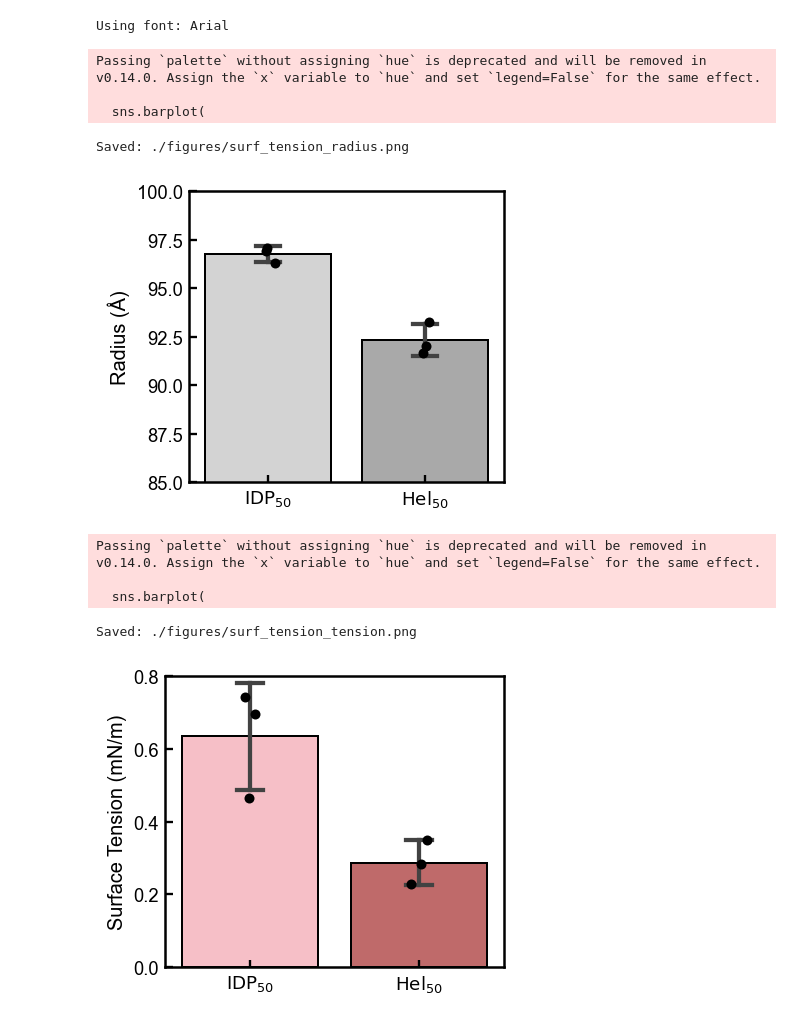
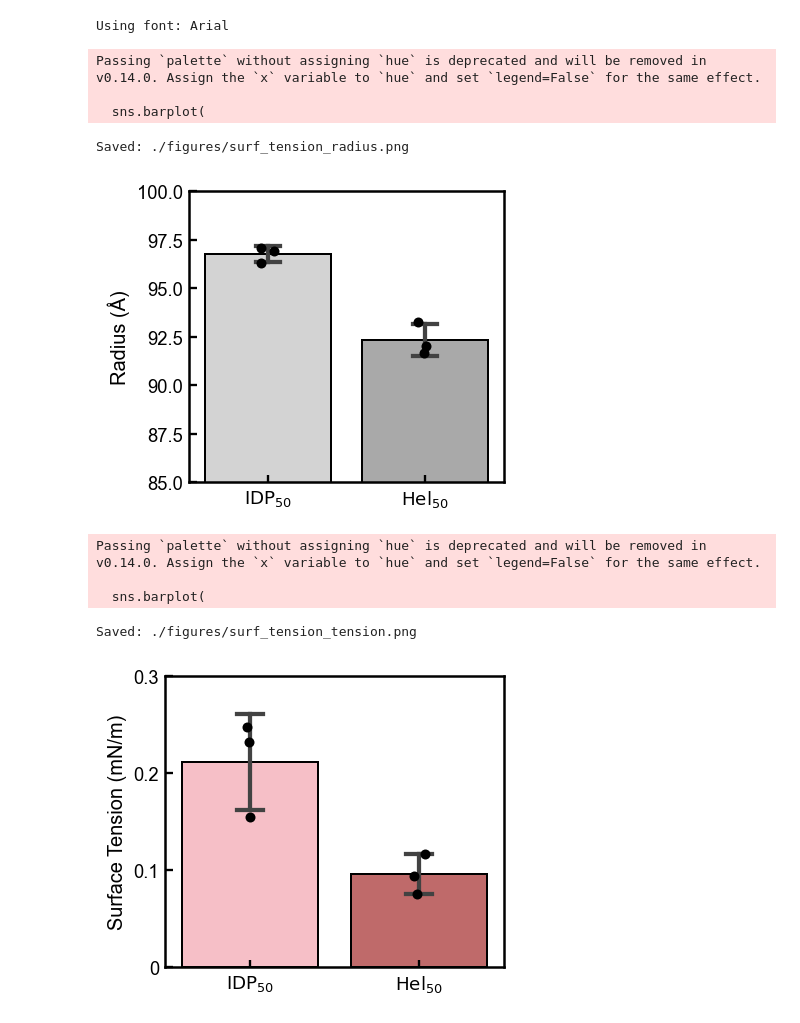
Before and after one commit to JChen901/aS-Condensate-on-Membrane, a Jupyter notebook: Analysis/surf_tension/draw.ipynb, the cells around one changed output. Cells and saved outputs as stored; diff of their text form; code cells hidden in the pictures.

```diff
--- a/Analysis/surf_tension/draw.ipynb
+++ b/Analysis/surf_tension/draw.ipynb
@@ -162,43 +162,43 @@ import os
 # 1. 原始数据 (直接嵌入代码，确保脚本自包含)
 # ==========================================
 raw_data_group1 = """
-Block [10000.0-11999.0 ns]: Chains=50.0[50-50], R=95.3Å, γ=0.981 mN/m (γ20=0.972, γ22=0.991)
-Block [12000.0-13999.0 ns]: Chains=50.0[50-50], R=96.3Å, γ=0.293 mN/m (γ20=0.285, γ22=0.301)
-Block [14000.0-15999.0 ns]: Chains=50.0[50-50], R=97.3Å, γ=0.454 mN/m (γ20=0.445, γ22=0.464)
-Block [16000.0-17999.0 ns]: Chains=50.0[50-50], R=96.4Å, γ=0.683 mN/m (γ20=0.676, γ22=0.690)
-Block [18000.0-19999.0 ns]: Chains=50.0[50-50], R=96.1Å, γ=1.067 mN/m (γ20=1.059, γ22=1.075)
+Block [10000.0-11999.0 ns]: Chains=50.0[50-50], R=95.3Å, γ=0.327 mN/m (γ20=0.324, γ22=0.330)
+Block [12000.0-13999.0 ns]: Chains=50.0[50-50], R=96.3Å, γ=0.098 mN/m (γ20=0.095, γ22=0.100)
+Block [14000.0-15999.0 ns]: Chains=50.0[50-50], R=97.3Å, γ=0.151 mN/m (γ20=0.148, γ22=0.155)
+Block [16000.0-17999.0 ns]: Chains=50.0[50-50], R=96.4Å, γ=0.228 mN/m (γ20=0.225, γ22=0.230)
+Block [18000.0-19999.0 ns]: Chains=50.0[50-50], R=96.1Å, γ=0.356 mN/m (γ20=0.353, γ22=0.358)
 
-Block [10000.0-11999.0 ns]: Chains=49.0[48-50], R=95.8Å, γ=0.269 mN/m (γ20=0.263, γ22=0.276)
-Block [12000.0-13999.0 ns]: Chains=49.9[49-50], R=97.2Å, γ=0.514 mN/m (γ20=0.507, γ22=0.521)
-Block [14000.0-15999.0 ns]: Chains=50.0[50-50], R=96.7Å, γ=0.691 mN/m (γ20=0.684, γ22=0.699)
-Block [16000.0-17999.0 ns]: Chains=50.0[50-50], R=97.9Å, γ=0.470 mN/m (γ20=0.462, γ22=0.477)
-Block [18000.0-19999.0 ns]: Chains=50.0[49-50], R=97.6Å, γ=0.384 mN/m (γ20=0.377, γ22=0.391)
+Block [10000.0-11999.0 ns]: Chains=49.0[48-50], R=95.8Å, γ=0.090 mN/m (γ20=0.088, γ22=0.092)
+Block [12000.0-13999.0 ns]: Chains=49.9[49-50], R=97.2Å, γ=0.171 mN/m (γ20=0.169, γ22=0.174)
+Block [14000.0-15999.0 ns]: Chains=50.0[50-50], R=96.7Å, γ=0.230 mN/m (γ20=0.228, γ22=0.233)
+Block [16000.0-17999.0 ns]: Chains=50.0[50-50], R=97.9Å, γ=0.157 mN/m (γ20=0.154, γ22=0.159)
+Block [18000.0-19999.0 ns]: Chains=50.0[49-50], R=97.6Å, γ=0.128 mN/m (γ20=0.126, γ22=0.130)
 
-Block [10000.0-11999.0 ns]: Chains=49.0[49-50], R=96.8Å, γ=0.739 mN/m (γ20=0.731, γ22=0.747)
-Block [12000.0-13999.0 ns]: Chains=49.8[49-50], R=96.6Å, γ=1.348 mN/m (γ20=1.339, γ22=1.357)
-Block [14000.0-15999.0 ns]: Chains=50.0[50-50], R=97.5Å, γ=0.659 mN/m (γ20=0.651, γ22=0.667)
-Block [16000.0-17999.0 ns]: Chains=50.0[50-50], R=96.9Å, γ=0.511 mN/m (γ20=0.503, γ22=0.519)
-Block [18000.0-19999.0 ns]: Chains=49.3[48-50], R=96.8Å, γ=0.449 mN/m (γ20=0.439, γ22=0.459)
+Block [10000.0-11999.0 ns]: Chains=49.0[49-50], R=96.8Å, γ=0.246 mN/m (γ20=0.244, γ22=0.249)
+Block [12000.0-13999.0 ns]: Chains=49.8[49-50], R=96.6Å, γ=0.449 mN/m (γ20=0.446, γ22=0.452)
+Block [14000.0-15999.0 ns]: Chains=50.0[50-50], R=97.5Å, γ=0.220 mN/m (γ20=0.217, γ22=0.222)
+Block [16000.0-17999.0 ns]: Chains=50.0[50-50], R=96.9Å, γ=0.170 mN/m (γ20=0.168, γ22=0.173)
+Block [18000.0-19999.0 ns]: Chains=49.3[48-50], R=96.8Å, γ=0.150 mN/m (γ20=0.146, γ22=0.153)
 """
 
 raw_data_group2 = """
-Block [10000.0-11999.0 ns]: Chains=49.0[49-50], R=91.1Å, γ=0.212 mN/m (γ20=0.206, γ22=0.218)
-Block [12000.0-13999.0 ns]: Chains=49.0[49-49], R=91.1Å, γ=0.233 mN/m (γ20=0.227, γ22=0.239)
-Block [14000.0-15999.0 ns]: Chains=49.4[48-50], R=91.9Å, γ=0.298 mN/m (γ20=0.292, γ22=0.304)
-Block [16000.0-17999.0 ns]: Chains=50.0[50-50], R=91.2Å, γ=0.389 mN/m (γ20=0.383, γ22=0.396)
-Block [18000.0-19999.0 ns]: Chains=50.0[49-50], R=94.8Å, γ=0.621 mN/m (γ20=0.614, γ22=0.627)
+Block [10000.0-11999.0 ns]: Chains=49.0[49-50], R=91.1Å, γ=0.071 mN/m (γ20=0.069, γ22=0.073)
+Block [12000.0-13999.0 ns]: Chains=49.0[49-49], R=91.1Å, γ=0.078 mN/m (γ20=0.076, γ22=0.080)
+Block [14000.0-15999.0 ns]: Chains=49.4[48-50], R=91.9Å, γ=0.099 mN/m (γ20=0.097, γ22=0.101)
+Block [16000.0-17999.0 ns]: Chains=50.0[50-50], R=91.2Å, γ=0.130 mN/m (γ20=0.128, γ22=0.132)
+Block [18000.0-19999.0 ns]: Chains=50.0[49-50], R=94.8Å, γ=0.207 mN/m (γ20=0.205, γ22=0.209)
 
-Block [10000.0-11999.0 ns]: Chains=49.0[48-50], R=93.3Å, γ=0.141 mN/m (γ20=0.136, γ22=0.146)
-Block [12000.0-13999.0 ns]: Chains=49.0[49-49], R=91.5Å, γ=0.234 mN/m (γ20=0.227, γ22=0.240)
-Block [14000.0-15999.0 ns]: Chains=49.9[49-50], R=92.7Å, γ=0.211 mN/m (γ20=0.205, γ22=0.217)
-Block [16000.0-17999.0 ns]: Chains=50.0[50-50], R=90.7Å, γ=0.276 mN/m (γ20=0.269, γ22=0.282)
-Block [18000.0-19999.0 ns]: Chains=50.0[50-50], R=90.2Å, γ=0.275 mN/m (γ20=0.268, γ22=0.281)
+Block [10000.0-11999.0 ns]: Chains=49.0[48-50], R=93.3Å, γ=0.047 mN/m (γ20=0.045, γ22=0.049)
+Block [12000.0-13999.0 ns]: Chains=49.0[49-49], R=91.5Å, γ=0.078 mN/m (γ20=0.076, γ22=0.080)
+Block [14000.0-15999.0 ns]: Chains=49.9[49-50], R=92.7Å, γ=0.070 mN/m (γ20=0.068, γ22=0.072)
+Block [16000.0-17999.0 ns]: Chains=50.0[50-50], R=90.7Å, γ=0.092 mN/m (γ20=0.090, γ22=0.094)
+Block [18000.0-19999.0 ns]: Chains=50.0[50-50], R=90.2Å, γ=0.092 mN/m (γ20=0.089, γ22=0.094)
 
-Block [10000.0-11999.0 ns]: Chains=47.9[47-48], R=95.0Å, γ=0.198 mN/m (γ20=0.192, γ22=0.203)
-Block [12000.0-13999.0 ns]: Chains=48.1[48-49], R=91.3Å, γ=0.192 mN/m (γ20=0.186, γ22=0.198)
-Block [14000.0-15999.0 ns]: Chains=48.5[48-50], R=93.4Å, γ=0.193 mN/m (γ20=0.187, γ22=0.199)
-Block [16000.0-17999.0 ns]: Chains=49.1[49-50], R=94.0Å, γ=0.332 mN/m (γ20=0.325, γ22=0.338)
-Block [18000.0-19999.0 ns]: Chains=49.9[49-50], R=92.6Å, γ=0.499 mN/m (γ20=0.492, γ22=0.506)
+Block [10000.0-11999.0 ns]: Chains=47.9[47-48], R=95.0Å, γ=0.066 mN/m (γ20=0.064, γ22=0.068)
+Block [12000.0-13999.0 ns]: Chains=48.1[48-49], R=91.3Å, γ=0.064 mN/m (γ20=0.062, γ22=0.066)
+Block [14000.0-15999.0 ns]: Chains=48.5[48-50], R=93.4Å, γ=0.064 mN/m (γ20=0.062, γ22=0.066)
+Block [16000.0-17999.0 ns]: Chains=49.1[49-50], R=94.0Å, γ=0.111 mN/m (γ20=0.108, γ22=0.113)
+Block [18000.0-19999.0 ns]: Chains=49.9[49-50], R=92.6Å, γ=0.166 mN/m (γ20=0.164, γ22=0.169)
 """
 
 # ==========================================
@@ -233,7 +233,7 @@ df = pd.DataFrame(data)
 # 绘图配置 [数据列名, Y轴标签, 颜色组, Y轴范围]
 configs = [
     ['Radius', 'Radius (Å)', ['#D3D3D3', '#A9A9A9'], (85, 100)],
-    ['Tension', 'Surface Tension (mN/m)', ['#FFB6C1', '#CD5C5C'], (0, 0.8)]
+    ['Tension', 'Surface Tension (mN/m)', ['#FFB6C1', '#CD5C5C'], (0, 0.3)]
 ]
 
 # 输出目录
@@ -255,32 +255,35 @@ for col, ylabel, colors, ylim in configs:
     # B. 散点图 (展示 N=3 的原始点)
     sns.stripplot(
         x='Group', y=col, data=df,
         color='black', size=6, jitter=0.05,
         ax=ax, zorder=2
     )
 
     # C. 细节美化
     ax.set_ylabel(ylabel)
     ax.set_xlabel('')
     ax.set_ylim(ylim)
+    if col == 'Tension':
+        ax.set_yticks([0, 0.1, 0.2, 0.3])
+        ax.set_yticklabels(['0', '0.1', '0.2', '0.3'])
 
     ax.tick_params(top=False, right=False)
 
     fig.tight_layout(pad=0.8)
 
     filename = os.path.join(out_dir, f"surf_tension_{col.lower()}.png")
     savefig_pub(fig, filename, dpi=600, tight=False)
     print(f"Saved: {filename}")
 
     plt.show()
 # %% [output]
 Passing `palette` without assigning `hue` is deprecated and will be removed in v0.14.0. Assign the `x` variable to `hue` and set `legend=False` for the same effect.
 
   sns.barplot(
 Saved: ./figures/surf_tension_radius.png
-[figure, old version]
+[figure, new version]
 Passing `palette` without assigning `hue` is deprecated and will be removed in v0.14.0. Assign the `x` variable to `hue` and set `legend=False` for the same effect.
 
   sns.barplot(
 Saved: ./figures/surf_tension_tension.png
-[figure, old version]
+[figure, new version]
```
Also changed, not shown: 1 other file.
